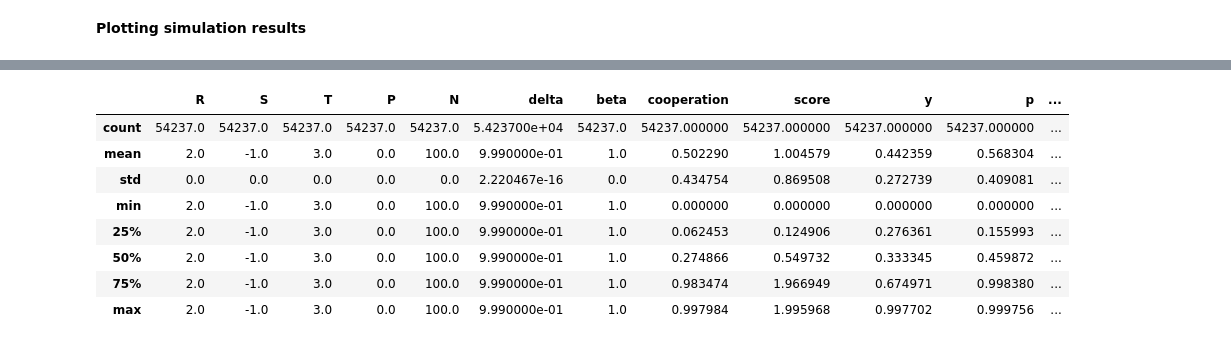
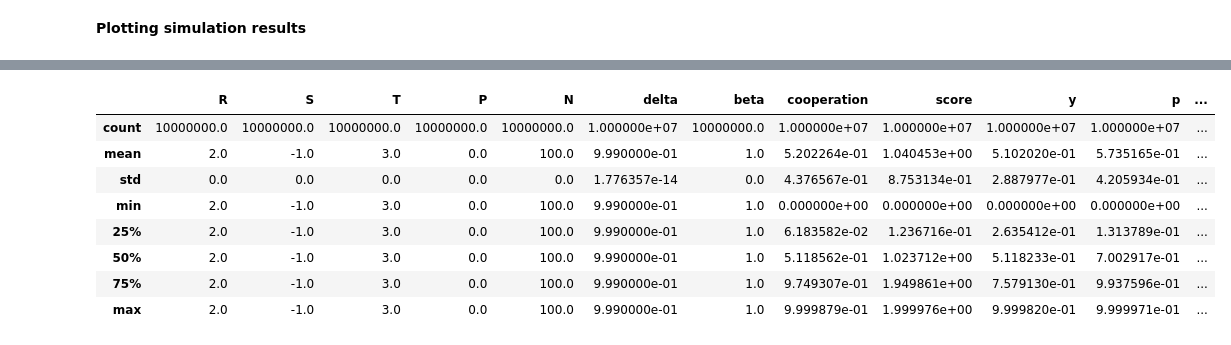
Before and after one commit to Nikoleta-v3/evolution-of-cooperation-with-limited-updating-payoff-memory, a Jupyter notebook: Numerical results.ipynb, the cells around one changed output, grey strips where cells are left out. Cells and saved outputs as stored; diff of their text form; code cells hidden in the pictures.

```diff
--- a/main.ipynb
+++ b/Numerical results.ipynb
@@ -154,5 +145,21 @@ sym.Matrix(evolution.probability_of_receiving_payoffs(vMM, vMR, vRM, vRR, k=k, N
 **Simulations** - **Example in notes**
 # %% [markdown]
 **Plotting simulation results**
+# %%
+columns = [
+    "R",
+    "S",
+    "T",
+    "P",
+    "N",
+    "delta",
+    "beta",
+    "mode",
+    "cooperation",
+    "score",
+    "y",
+    "p",
+    "q",
+]
 # %%
-df = pd.read_csv('expected_payoff_data.csv', header=None)
+exp = pd.read_csv("data/expected_donation_payoffs.csv", header=None)
@@ -163,12 +175,14 @@ df['score'] = [float(val.replace('[', "").replace(']', "")) for val in df['score
+# %%
+exp.columns = columns
 # %%
-df.describe()
+exp.describe()
 # %% [output]
 |  | R | S | T | P | N | delta | beta | cooperation | score | y | p | ... |
-| count | 54237.0 | 54237.0 | 54237.0 | 54237.0 | 54237.0 | 5.423700e+04 | 54237.0 | 54237.000000 | 54237.000000 | 54237.000000 | 54237.000000 | ... |
-| mean | 2.0 | -1.0 | 3.0 | 0.0 | 100.0 | 9.990000e-01 | 1.0 | 0.502290 | 1.004579 | 0.442359 | 0.568304 | ... |
-| std | 0.0 | 0.0 | 0.0 | 0.0 | 0.0 | 2.220467e-16 | 0.0 | 0.434754 | 0.869508 | 0.272739 | 0.409081 | ... |
-| min | 2.0 | -1.0 | 3.0 | 0.0 | 100.0 | 9.990000e-01 | 1.0 | 0.000000 | 0.000000 | 0.000000 | 0.000000 | ... |
-| 25% | 2.0 | -1.0 | 3.0 | 0.0 | 100.0 | 9.990000e-01 | 1.0 | 0.062453 | 0.124906 | 0.276361 | 0.155993 | ... |
-| 50% | 2.0 | -1.0 | 3.0 | 0.0 | 100.0 | 9.990000e-01 | 1.0 | 0.274866 | 0.549732 | 0.333345 | 0.459872 | ... |
-| 75% | 2.0 | -1.0 | 3.0 | 0.0 | 100.0 | 9.990000e-01 | 1.0 | 0.983474 | 1.966949 | 0.674971 | 0.998380 | ... |
-| max | 2.0 | -1.0 | 3.0 | 0.0 | 100.0 | 9.990000e-01 | 1.0 | 0.997984 | 1.995968 | 0.997702 | 0.999756 | ... |
+| count | 10000000.0 | 10000000.0 | 10000000.0 | 10000000.0 | 10000000.0 | 1.000000e+07 | 10000000.0 | 1.000000e+07 | 1.000000e+07 | 1.000000e+07 | 1.000000e+07 | ... |
+| mean | 2.0 | -1.0 | 3.0 | 0.0 | 100.0 | 9.990000e-01 | 1.0 | 5.202264e-01 | 1.040453e+00 | 5.102020e-01 | 5.735165e-01 | ... |
+| std | 0.0 | 0.0 | 0.0 | 0.0 | 0.0 | 1.776357e-14 | 0.0 | 4.376567e-01 | 8.753134e-01 | 2.887977e-01 | 4.205934e-01 | ... |
+| min | 2.0 | -1.0 | 3.0 | 0.0 | 100.0 | 9.990000e-01 | 1.0 | 0.000000e+00 | 0.000000e+00 | 0.000000e+00 | 0.000000e+00 | ... |
+| 25% | 2.0 | -1.0 | 3.0 | 0.0 | 100.0 | 9.990000e-01 | 1.0 | 6.183582e-02 | 1.236716e-01 | 2.635412e-01 | 1.313789e-01 | ... |
+| 50% | 2.0 | -1.0 | 3.0 | 0.0 | 100.0 | 9.990000e-01 | 1.0 | 5.118562e-01 | 1.023712e+00 | 5.118233e-01 | 7.002917e-01 | ... |
+| 75% | 2.0 | -1.0 | 3.0 | 0.0 | 100.0 | 9.990000e-01 | 1.0 | 9.749307e-01 | 1.949861e+00 | 7.579130e-01 | 9.937596e-01 | ... |
+| max | 2.0 | -1.0 | 3.0 | 0.0 | 100.0 | 9.990000e-01 | 1.0 | 9.999879e-01 | 1.999976e+00 | 9.999820e-01 | 9.999971e-01 | ... |
```
Also changed, not shown: parts of 40 cells of this notebook, 4 other files.
